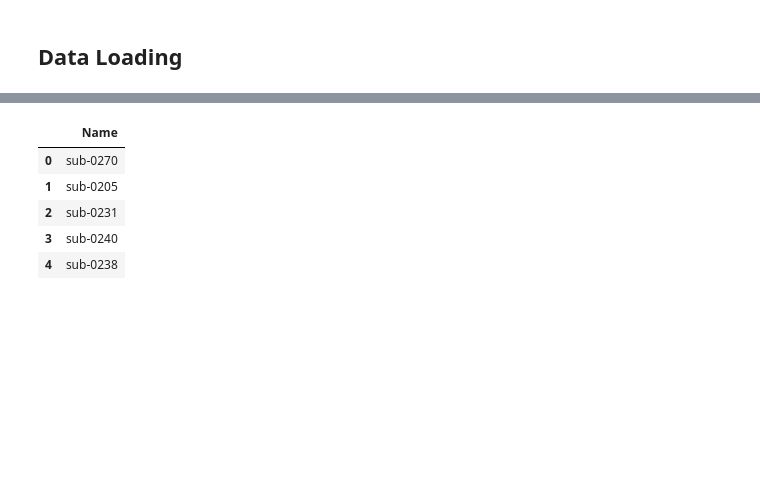
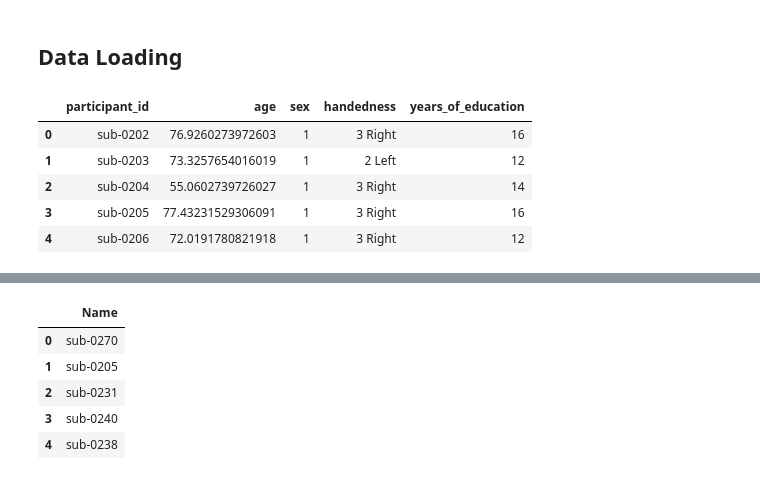
Before and after one commit to efwoods/Parkinsons_Disease_Study, a Jupyter notebook: notebooks/cluster_analysis.ipynb, the cells around one changed output, grey strips where cells are left out. Drawn from its saved outputs; the diff is of its cells as text; code cells hidden in the pictures; blank space fills up the shorter version.

Commit message:
saving participant df

```diff
--- a/notebooks/cluster_analysis.ipynb
+++ b/notebooks/cluster_analysis.ipynb
@@ -29,7 +29,16 @@ shutil.rmtree(df_dir + "BOLD")
 # Load fALFF, CV, & subject names
 fALFF_df = pd.read_csv(df_dir + "fALFF.csv", index_col=0)
 cv_df = pd.read_csv(df_dir + "cv_df.csv", index_col=0)
-subject_name_df = pd.read_csv(df_dir + "subject_name_df.csv")
+participant_df = pd.read_csv(df_dir + "participants.tsv", sep="\t")
+# %%
+participant_df.head()
+# %% [output]
+|  | participant_id | age | sex | handedness | years_of_education |
+| 0 | sub-0202 | 76.9260273972603 | 1 | 3 Right | 16 |
+| 1 | sub-0203 | 73.3257654016019 | 1 | 2 Left | 12 |
+| 2 | sub-0204 | 55.0602739726027 | 1 | 3 Right | 14 |
+| 3 | sub-0205 | 77.43231529306091 | 1 | 3 Right | 16 |
+| 4 | sub-0206 | 72.0191780821918 | 1 | 3 Right | 12 |
 # %%
 fALFF_df.head()
 # %% [output]
```
Also changed, not shown: 3 other files.
